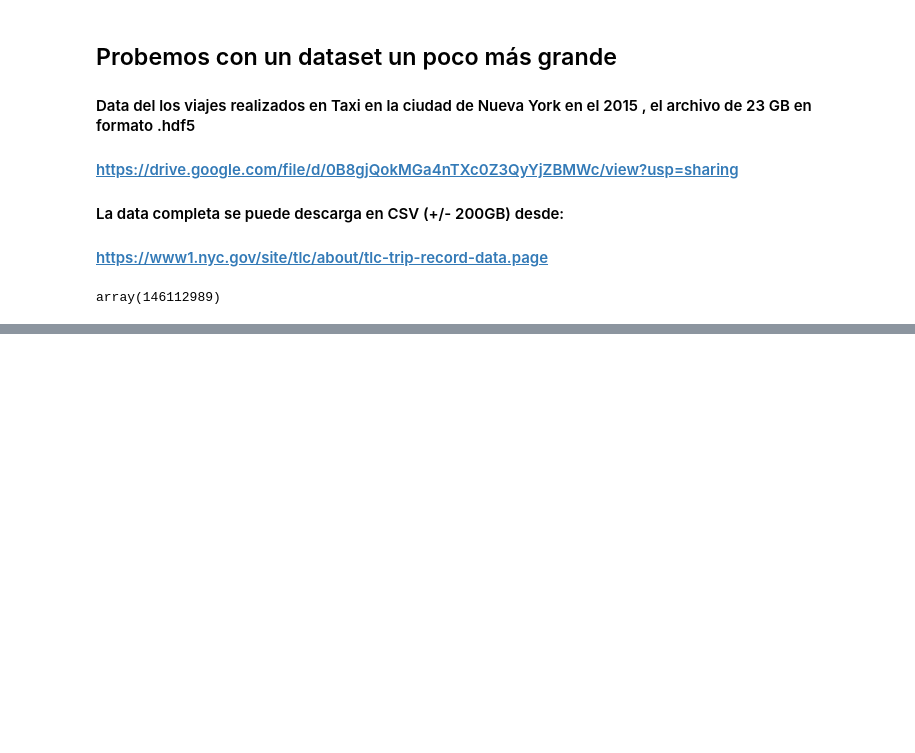
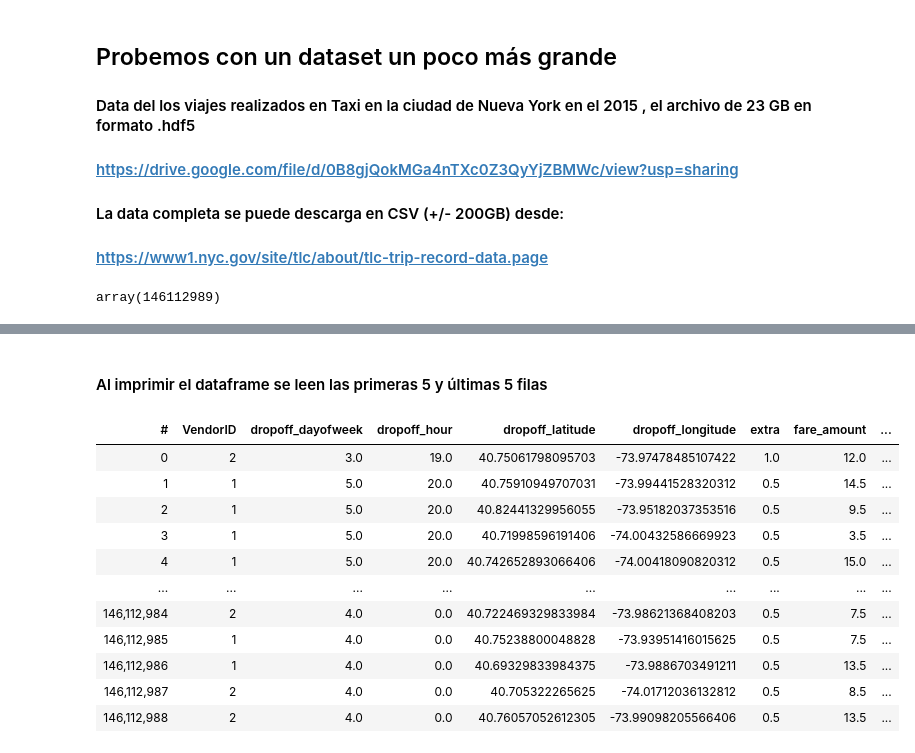
Before and after one commit to marcocarranza/pyconar19_vaex, a Jupyter notebook: intro_vaex.ipynb, the cells around one changed output, grey strips where cells are left out. Drawn from its saved outputs; the diff is of its cells as text; code cells hidden in the pictures; blank space fills up the shorter version.

```diff
--- a/intro_vaex.ipynb
+++ b/intro_vaex.ipynb
@@ -96,0 +97,17 @@ array(146112989)
+# %% [markdown]
+#### Al imprimir el dataframe se leen las primeras 5 y últimas 5 filas
+# %%
+df
+# %% [output]
+| # | VendorID | dropoff_dayofweek | dropoff_hour | dropoff_latitude | dropoff_longitude | extra | fare_amount | ... |
+| 0 | 2 | 3.0 | 19.0 | 40.75061798095703 | -73.97478485107422 | 1.0 | 12.0 | ... |
+| 1 | 1 | 5.0 | 20.0 | 40.75910949707031 | -73.99441528320312 | 0.5 | 14.5 | ... |
+| 2 | 1 | 5.0 | 20.0 | 40.82441329956055 | -73.95182037353516 | 0.5 | 9.5 | ... |
+| 3 | 1 | 5.0 | 20.0 | 40.71998596191406 | -74.00432586669923 | 0.5 | 3.5 | ... |
+| 4 | 1 | 5.0 | 20.0 | 40.742652893066406 | -74.00418090820312 | 0.5 | 15.0 | ... |
+| ... | ... | ... | ... | ... | ... | ... | ... | ... |
+| 146,112,984 | 2 | 4.0 | 0.0 | 40.722469329833984 | -73.98621368408203 | 0.5 | 7.5 | ... |
+| 146,112,985 | 1 | 4.0 | 0.0 | 40.75238800048828 | -73.93951416015625 | 0.5 | 7.5 | ... |
+| 146,112,986 | 1 | 4.0 | 0.0 | 40.69329833984375 | -73.9886703491211 | 0.5 | 13.5 | ... |
+| 146,112,987 | 2 | 4.0 | 0.0 | 40.705322265625 | -74.01712036132812 | 0.5 | 8.5 | ... |
+| 146,112,988 | 2 | 4.0 | 0.0 | 40.76057052612305 | -73.99098205566406 | 0.5 | 13.5 | ... |
```
Also changed, not shown: parts of 22 cells of this notebook, 1 other file.
